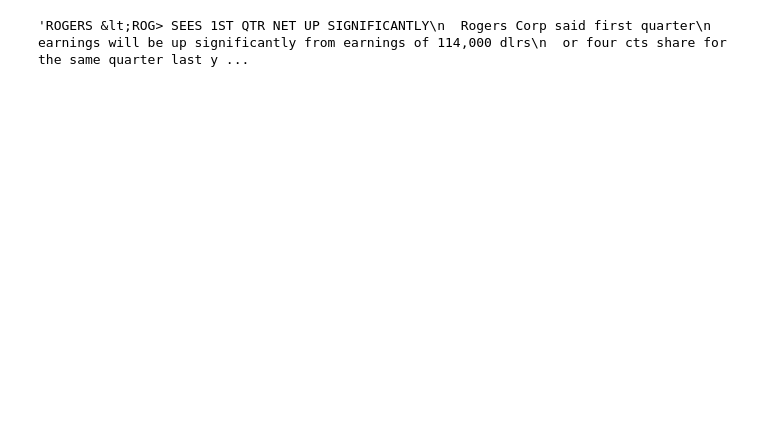
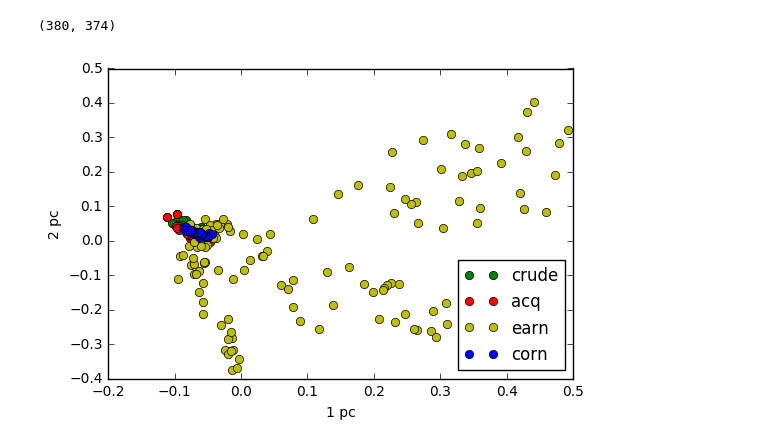
Before and after one commit to fabianschilling/string-kernels, a Jupyter notebook: notebooks/kernel-pca.ipynb, the cells around one changed output. Cells and saved outputs as stored; diff of their text form; code cells hidden in the pictures; blank space fills up the shorter version.

```diff
--- a/notebooks/kernel-pca.ipynb
+++ b/notebooks/kernel-pca.ipynb
@@ -10,2 +31,10 @@ from sklearn.decomposition import KernelPCA
+# %%
+X_train = [t[0] for t in dataset['train']]
+y_train = np.array([labels[t[1]] for t in dataset['train']])
+X_test = [t[0] for t in dataset['test']]
+y_test = np.array([labels[t[1]] for t in dataset['test']])
+# %%
+#train_gram, test_gram = wk.wkGmats(X_train, X_test)
+train_gram, test_gram = ngk.ngkGmats(X_train, X_test, n=7)
 # %%
 kpca = KernelPCA(kernel='precomputed')
@@ -20,4 +41,18 @@ data = [reuters.raw(d) for d in reuters.fileids('earn') if d.startswith('train')
-# %%
-data[0]
-# %% [output]
-'ROGERS &lt;ROG> SEES 1ST QTR NET UP SIGNIFICANTLY\n  Rogers Corp said first quarter\n  earnings will be up significantly from earnings of 114,000 dlrs\n  or four cts share for the same quarter last y ...
+# %%
+X_kpca = kpca.fit_transform(train_gram)
+# %%
+X_kpca.shape
+# %% [output]
+(380, 374)
+# %%
+def plot(X, y, c=(0,1)):
+    for lab in labels.keys():
+        plt.plot(X[y == labels[lab], c[0]], X[y == labels[lab], c[1]], colors[lab], label=lab)
+    plt.xlabel('{} pc'.format(c[0] + 1))
+    plt.ylabel('{} pc'.format(c[1] + 1))
+    plt.legend(loc='lower right')
+    plt.show()
+# %%
+plot(X_kpca, y_train, c=(0, 1))
+# %% [output]
+[figure, added]
```
Also changed, not shown: parts of 7 cells of this notebook.
